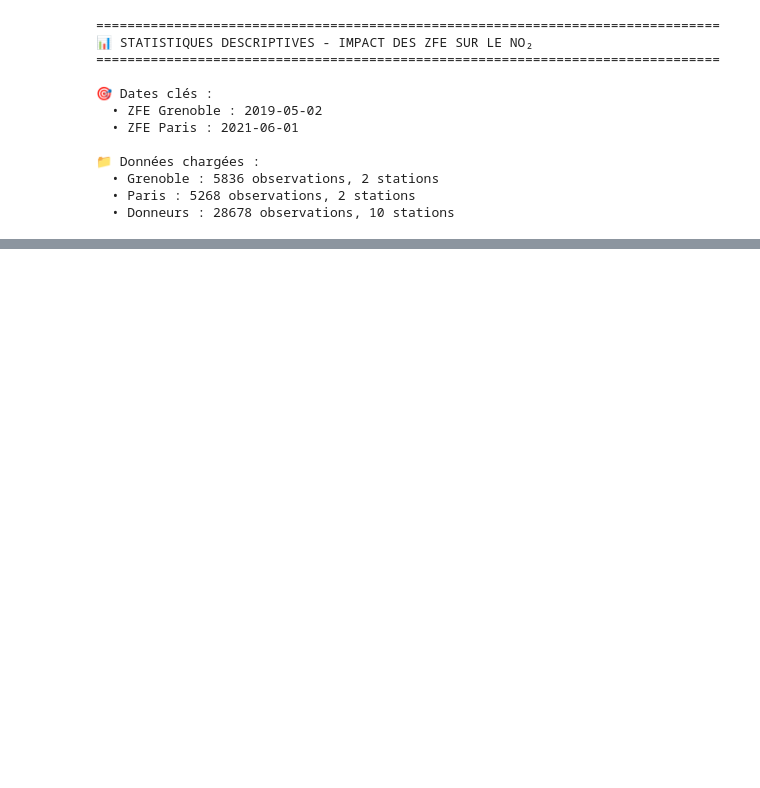
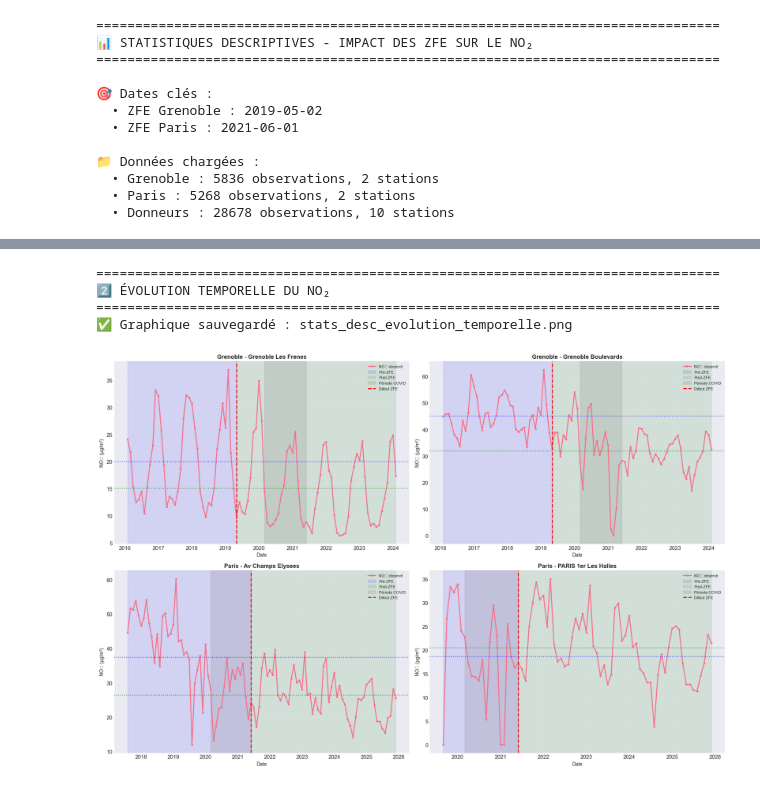
Before and after one commit to pasilvente/project_python_for_data_science_at_ENSAE_ZFE_ML_SCM, a Jupyter notebook: zfe-scm/stat_desc.ipynb, the cells around one changed output, grey strips where cells are left out. Drawn from its saved outputs; the diff is of its cells as text; code cells hidden in the pictures; blank space fills up the shorter version.

Commit message:
evolution temporelle no2

```diff
--- a/zfe-scm/stat_desc.ipynb
+++ b/zfe-scm/stat_desc.ipynb
@@ -151,0 +153,79 @@ Error:
+# %%
+#============================================================================
+# 2. STATISTIQUES TEMPORELLES - ÉVOLUTION DU NO₂
+# ============================================================================
+
+print("\n" + "=" * 80)
+print("2️⃣ ÉVOLUTION TEMPORELLE DU NO₂")
+print("=" * 80)
+
+def prepare_monthly_data(df, zfe_start):
+    """Agrégation mensuelle avec marqueur pré/post ZFE"""
+    monthly = df.set_index('date').groupby('station_id')['no2_ug_m3'].resample('MS').mean().reset_index()
+    monthly['period'] = monthly['date'].apply(lambda x: 'Pré-ZFE' if x < zfe_start else 'Post-ZFE')
+    # Exclure période COVID (mars 2020 - juin 2021)
+    covid_mask = (monthly['date'] >= '2020-03-01') & (monthly['date'] <= '2021-06-01')
+    monthly['period_clean'] = monthly['period'].copy()
+    monthly.loc[covid_mask, 'period_clean'] = 'COVID (exclu)'
+    return monthly
+
+grenoble_monthly = prepare_monthly_data(grenoble_daily, grenoble_zfe_start)
+paris_monthly = prepare_monthly_data(paris_daily, paris_zfe_start)
+
+# Graphique multi-stations
+fig, axes = plt.subplots(2, 2, figsize=(18, 12))
+axes = axes.flatten()
+
+datasets = [
+    (grenoble_monthly, 'Grenoble', grenoble_zfe_start),
+    (paris_monthly, 'Paris', paris_zfe_start)
+]
+
+for idx, (monthly_df, ville, zfe_date) in enumerate(datasets):
+    stations = monthly_df['station_id'].unique()
+
+    for i, station_id in enumerate(stations[:2]):  # 2 stations max par ville
+        ax = axes[idx * 2 + i]
+        station_data = monthly_df[monthly_df['station_id'] == station_id]
+        station_name = grenoble_daily[grenoble_daily['station_id'] == station_id]['station_name'].iloc[0] if ville == 'Grenoble' else paris_daily[paris_daily['station_id'] == station_id]['station_name'].iloc[0]
+
+        # Ligne temporelle
+        ax.plot(station_data['date'], station_data['no2_ug_m3'],
+               linewidth=2, marker='o', markersize=3, label='NO₂ observé')
+
+        # Zones colorées
+        pre_data = station_data[station_data['period'] == 'Pré-ZFE']
+        post_data = station_data[station_data['period'] == 'Post-ZFE']
+
+        ax.axvspan(station_data['date'].min(), zfe_date, alpha=0.1, color='blue', label='Pré-ZFE')
+        ax.axvspan(zfe_date, station_data['date'].max(), alpha=0.1, color='green', label='Post-ZFE')
+
+        # Zone COVID
+        ax.axvspan(pd.Timestamp('2020-03-01'), pd.Timestamp('2021-06-01'),
+                  alpha=0.2, color='gray', label='Période COVID')
+
+        # Ligne verticale ZFE
+        ax.axvline(zfe_date, color='red', linestyle='--', linewidth=2, label=f'Début ZFE')
+
+        # Moyennes pré/post
+        pre_mean = pre_data['no2_ug_m3'].mean()
+        post_mean = post_data['no2_ug_m3'].mean()
+        ax.axhline(pre_mean, color='blue', linestyle=':', alpha=0.7)
+        ax.axhline(post_mean, color='green', linestyle=':', alpha=0.7)
+
+        ax.set_title(f"{ville} - {station_name}", fontsize=12, fontweight='bold')
+        ax.set_xlabel('Date', fontsize=10)
+        ax.set_ylabel('NO₂ (µg/m³)', fontsize=10)
+        ax.legend(loc='upper right', fontsize=8)
+        ax.grid(True, alpha=0.3)
+
+plt.tight_layout()
+plt.savefig(DATA / 'stats_desc_evolution_temporelle.png', dpi=300, bbox_inches='tight')
+print("✅ Graphique sauvegardé : stats_desc_evolution_temporelle.png")
+plt.show()
+# %% [output]
+================================================================================
+2️⃣ ÉVOLUTION TEMPORELLE DU NO₂
+================================================================================
+✅ Graphique sauvegardé : stats_desc_evolution_temporelle.png
+[figure, added]
```
Also changed, not shown: parts of 1 cell of this notebook.
